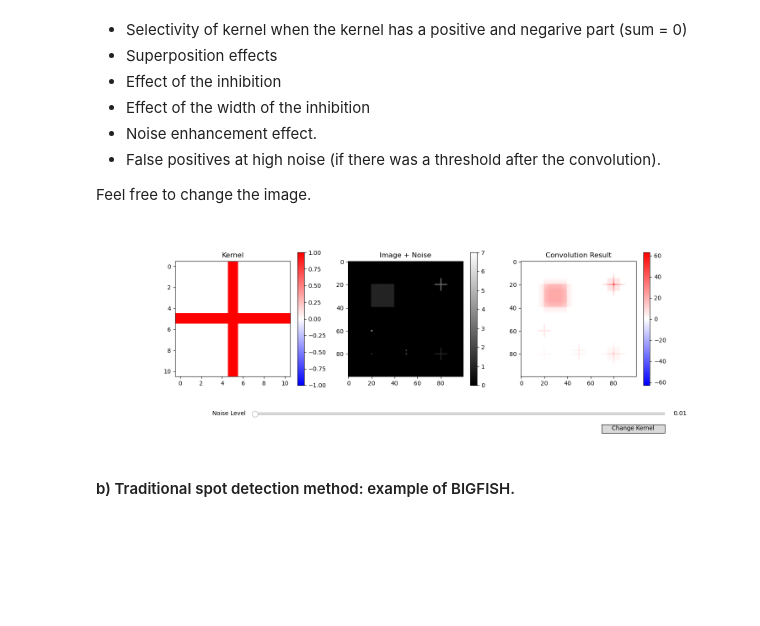
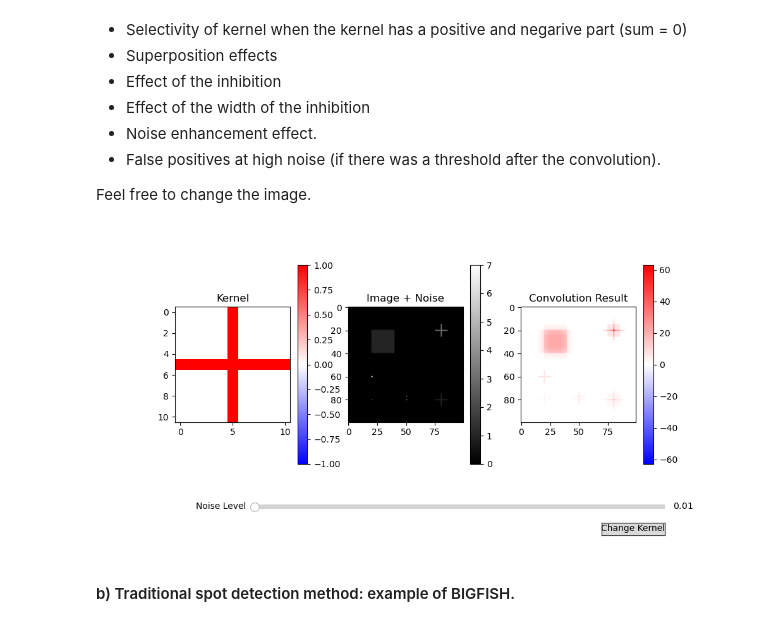
Before and after one commit to Image-Analysis-Hub/Pasteur-BioImage-Analysis-Course-2025, a Jupyter notebook: Analyst/Day3/Spot_detection_for_RNA_imaging/Spot_detection_RNA_imaging.ipynb, the cells around one changed output. Cells and saved outputs as stored; diff of their text form; code cells hidden in the pictures; blank space fills up the shorter version.

```diff
--- a/Analyst/Day3/Spot_detection_for_RNA_imaging/Spot_detection_RNA_imaging.ipynb
+++ b/Analyst/Day3/Spot_detection_for_RNA_imaging/Spot_detection_RNA_imaging.ipynb
@@ -100,10 +100,10 @@ image[80,50]   = 3
 image[80-3,50] = 3
 # %%
 %matplotlib widget
-explorer = ConvolutionExplorer(image,figsize=(15,5))    # reduce the image size if needed, for instance figsize=(10,5)
+explorer = ConvolutionExplorer(image,figsize=(10,5))    # reduce the image size if needed, for instance figsize=(10,5)
 explorer.show()
 # %% [output]
-[figure, old version]
+[figure, new version]
 # %% [markdown]
 ####  b) Traditional spot detection method: example of BIGFISH.
 # %% [markdown]
```
Also changed, not shown: 1 other file.
